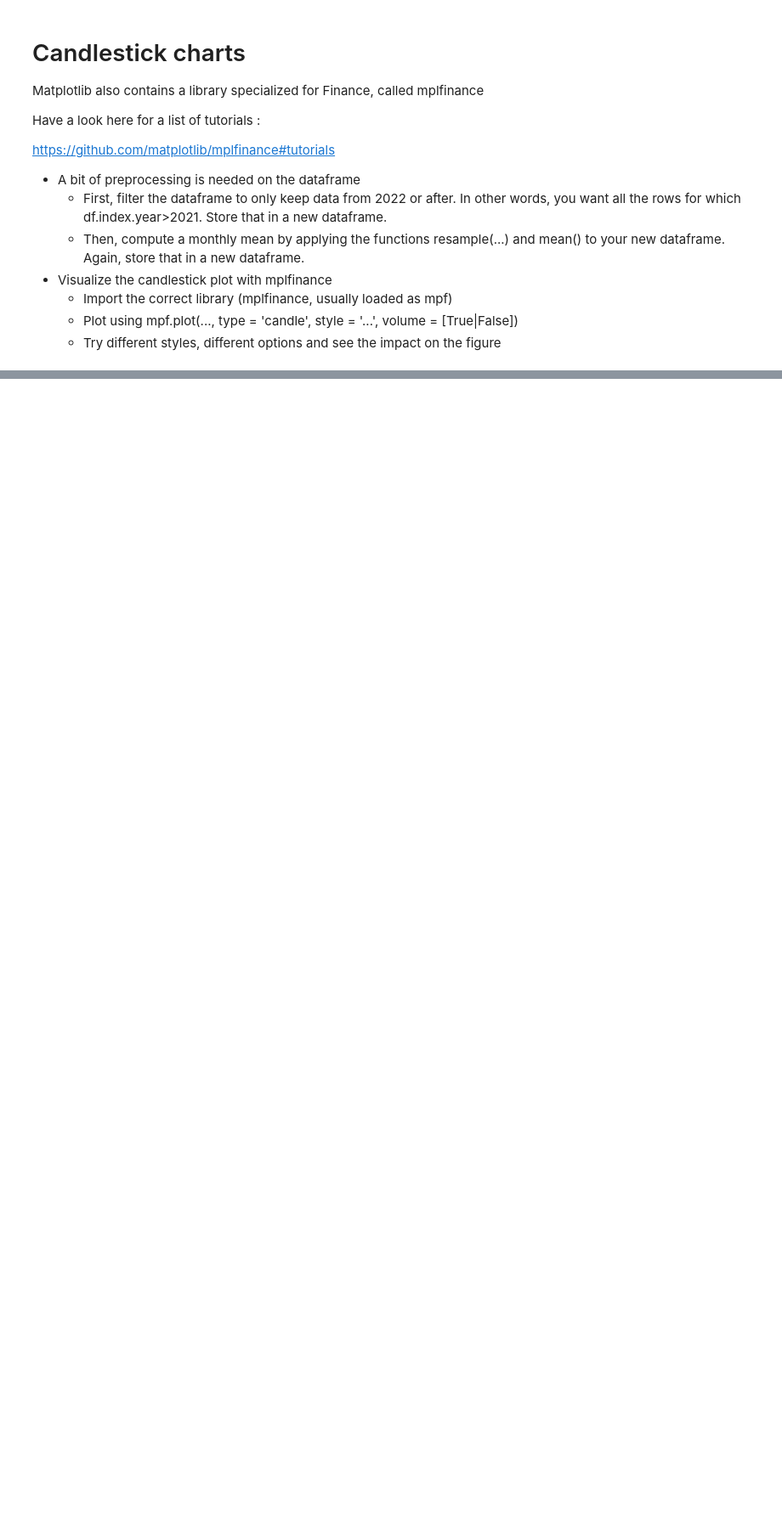
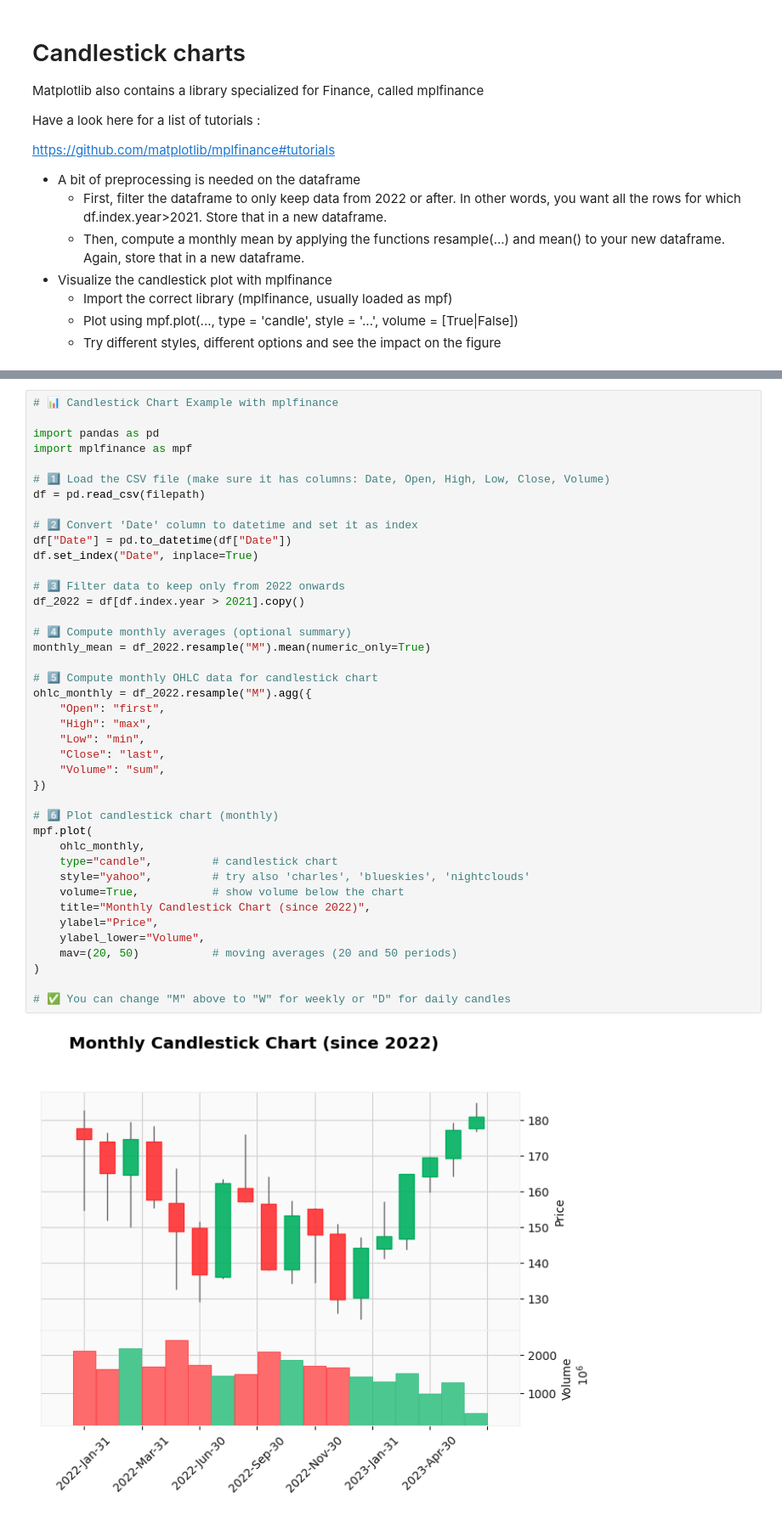
Before and after one commit to joezaarour/Repo1, a Jupyter notebook: lab2.ipynb, the cells around one changed output, grey strips where cells are left out. Shown at 85% size. Cells and saved outputs as stored; diff of their text form; blank space fills up the shorter version.

```diff
--- a/lab2.ipynb
+++ b/lab2.ipynb
@@ -96,0 +325,43 @@ https://github.com/matplotlib/mplfinance#tutorials
+# %%
+# 📊 Candlestick Chart Example with mplfinance
+
+import pandas as pd
+import mplfinance as mpf
+
+# 1️⃣ Load the CSV file (make sure it has columns: Date, Open, High, Low, Close, Volume)
+df = pd.read_csv(filepath)
+
+# 2️⃣ Convert 'Date' column to datetime and set it as index
+df["Date"] = pd.to_datetime(df["Date"])
+df.set_index("Date", inplace=True)
+
+# 3️⃣ Filter data to keep only from 2022 onwards
+df_2022 = df[df.index.year > 2021].copy()
+
+# 4️⃣ Compute monthly averages (optional summary)
+monthly_mean = df_2022.resample("M").mean(numeric_only=True)
+
+# 5️⃣ Compute monthly OHLC data for candlestick chart
+ohlc_monthly = df_2022.resample("M").agg({
+    "Open": "first",
+    "High": "max",
+    "Low": "min",
+    "Close": "last",
+    "Volume": "sum",
+})
+
+# 6️⃣ Plot candlestick chart (monthly)
+mpf.plot(
+    ohlc_monthly,
+    type="candle",         # candlestick chart
+    style="yahoo",         # try also 'charles', 'blueskies', 'nightclouds'
+    volume=True,           # show volume below the chart
+    title="Monthly Candlestick Chart (since 2022)",
+    ylabel="Price",
+    ylabel_lower="Volume",
+    mav=(20, 50)           # moving averages (20 and 50 periods)
+)
+
+# ✅ You can change "M" above to "W" for weekly or "D" for daily candles
+# %% [output]
+[figure, added]
```
Also changed, not shown: parts of 11 cells of this notebook.
